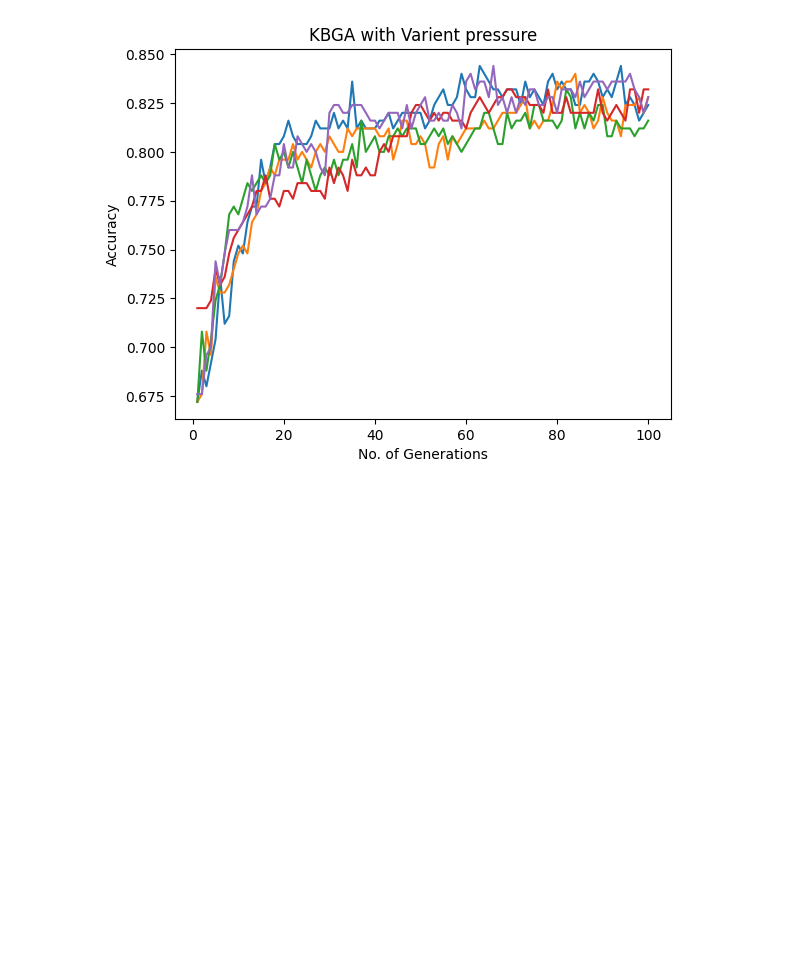
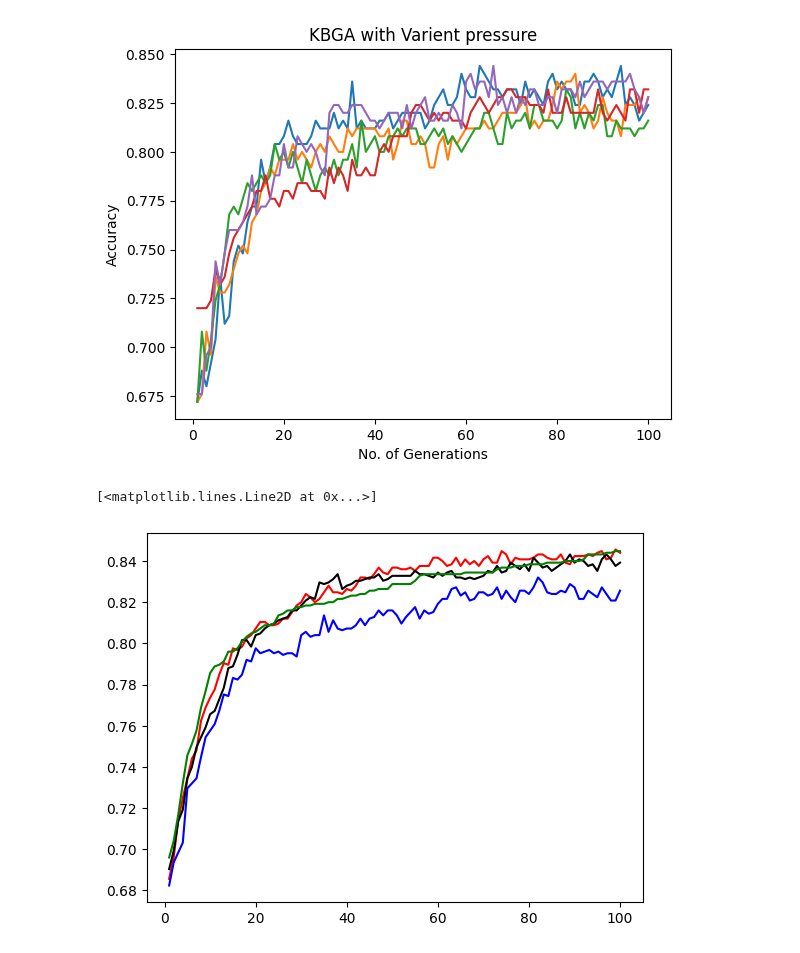
Before and after one commit to devasenan134/GA-SC, a Jupyter notebook: compare_kbga.ipynb, the cells around one changed output. Saved outputs shown, nothing was run; the diff lists cells and outputs as text; code cells hidden in the pictures; blank space fills up the shorter version.

```diff
--- a/compare_kbga.ipynb
+++ b/compare_kbga.ipynb
@@ -103,3 +130,11 @@ with open(kbga_path+kbga_files[3], 'rb') as gf:
     plt.show()
 # %% [output]
 [figure]
+# %%
+avg_acc_vp = np.array(data[0][1])
+for i in data[1:]:
+    avg_acc_vp += i[1]
+avg_acc_vp = avg_acc_vp / 5
+# %% [output]
+[<matplotlib.lines.Line2D at 0x...>]
+[figure, added]
```
Also changed, not shown: parts of 6 cells of this notebook.
